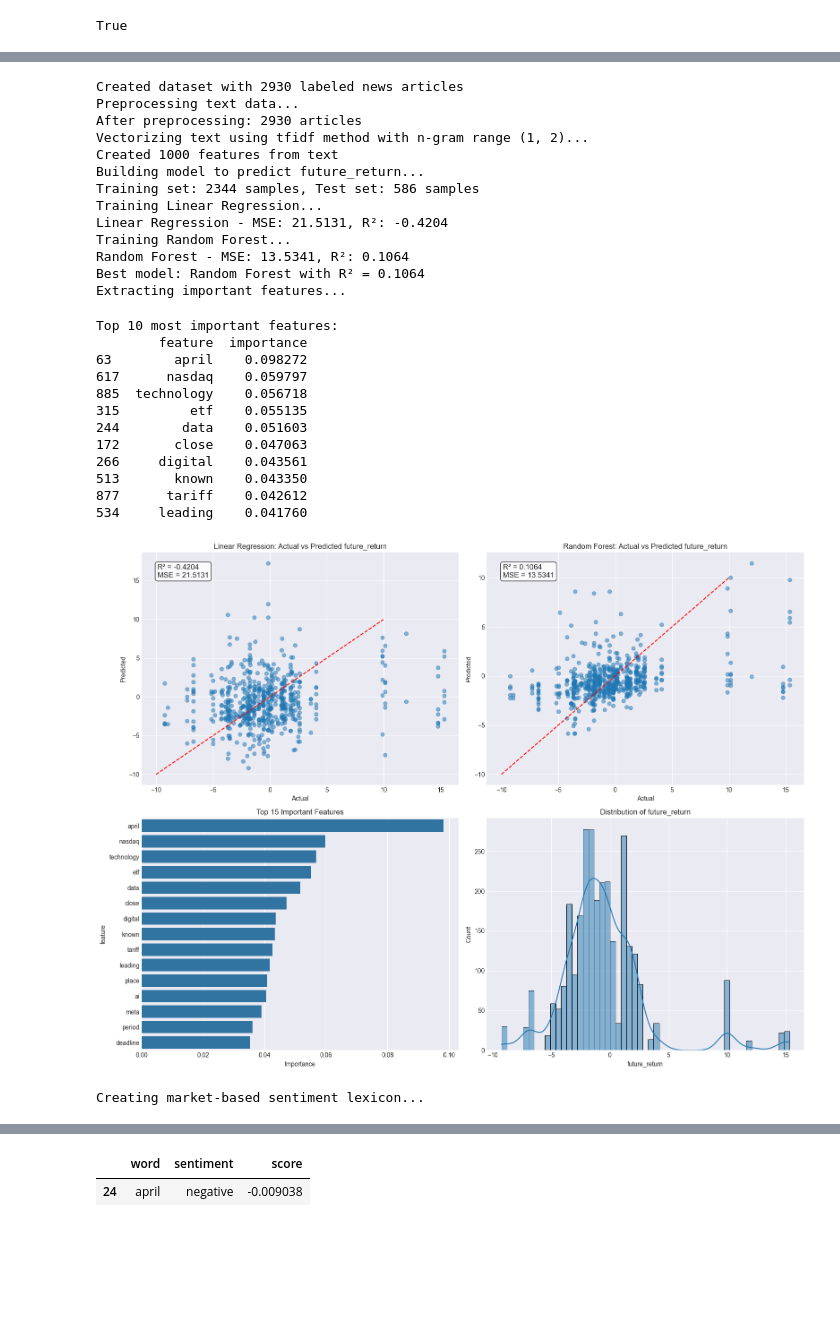
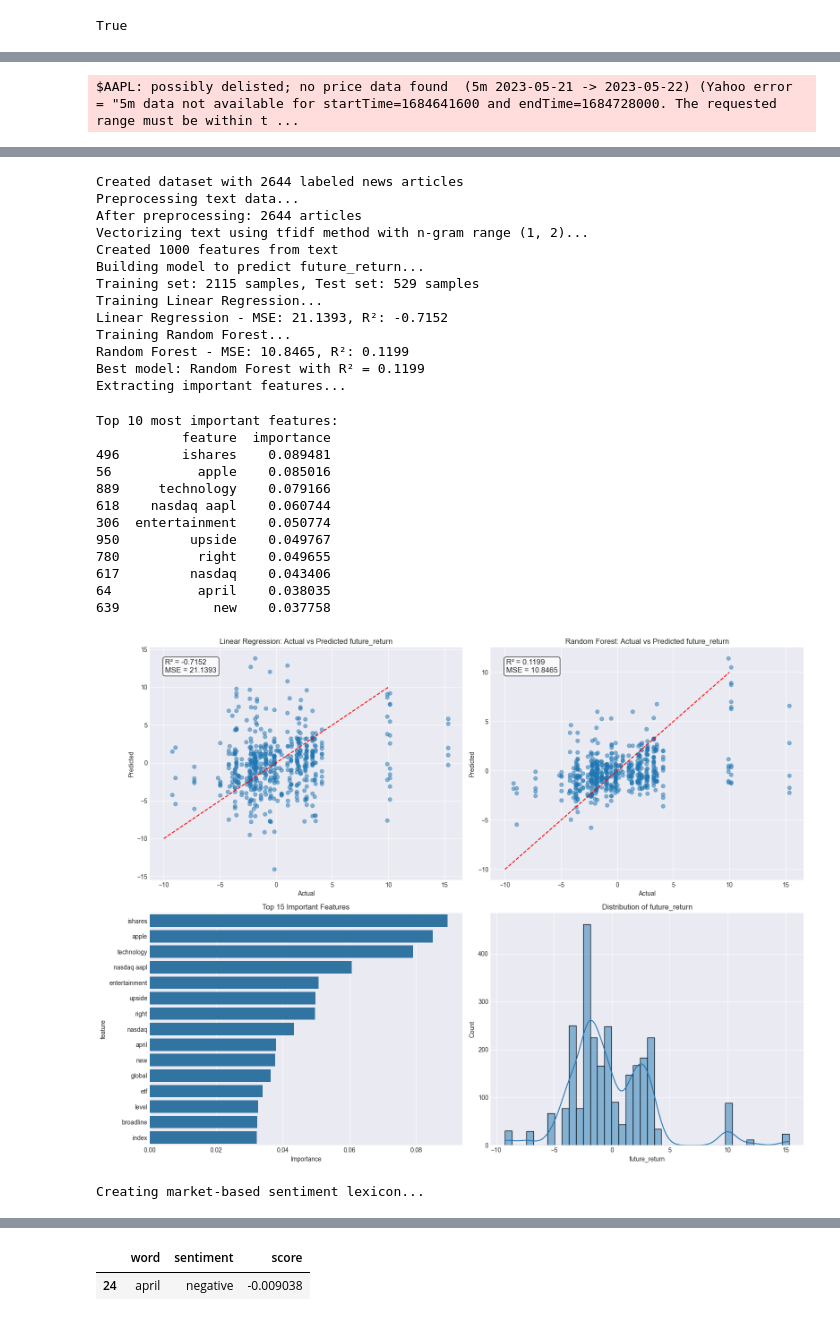
Before and after one commit to AndreasWendel/Examens, a Jupyter notebook: News api test.ipynb, the cells around one changed output, grey strips where cells are left out. Drawn from its saved outputs; the diff is of its cells as text; code cells hidden in the pictures; blank space fills up the shorter version.

```diff
--- a/News api test.ipynb
+++ b/News api test.ipynb
@@ -65,0 +109,7 @@ True
+# %%
+alpha_news = get_alpha_vantage_news('R6WUON3CB6JRP1K7', 'AAPL', '2023-01-01', '2023-01-02')
+# %%
+for name,dict_ in alpha_news["feed"][0].items():
+    print ('the name of the dictionary is ', name)
+    print ('the dictionary looks like ', dict_)
+    print ('the dictionary type is ', type(dict_))
@@ -66,3 +147,8 @@ True
+# %%
+stock = yf.Ticker("AAPL")
+hist = stock.history(start="2023-05-21", end="2023-05-22", interval="5m")
+# %% [output]
+$AAPL: possibly delisted; no price data found  (5m 2023-05-21 -> 2023-05-22) (Yahoo error = "5m data not available for startTime=1684641600 and endTime=1684728000. The requested range must be within t ...
 # %%
 
 # Load environment variables for API keys
@@ -713,7 +799,7 @@ if __name__ == "__main__":
     # Initialize and run POC
     poc = MarketSentimentPOC()
     poc.set_keys(keys[0], keys[1])
-    results = poc.run_complete_poc(tickers, lookback_days=365, future_days=1)
+    results = poc.run_complete_poc(tickers, lookback_days=30, future_days=1)
 
     # The results dictionary now contains:
     # - labeled_data: News articles with price movements
@@ -759,27 +845,27 @@ See the caveats in the documentation: https://pandas.pydata.org/pandas-docs/stab
-Created dataset with 2930 labeled news articles
+Created dataset with 2644 labeled news articles
 Preprocessing text data...
-After preprocessing: 2930 articles
+After preprocessing: 2644 articles
 Vectorizing text using tfidf method with n-gram range (1, 2)...
 Created 1000 features from text
 Building model to predict future_return...
-Training set: 2344 samples, Test set: 586 samples
+Training set: 2115 samples, Test set: 529 samples
 Training Linear Regression...
-Linear Regression - MSE: 21.5131, R²: -0.4204
+Linear Regression - MSE: 21.1393, R²: -0.7152
 Training Random Forest...
-Random Forest - MSE: 13.5341, R²: 0.1064
-Best model: Random Forest with R² = 0.1064
+Random Forest - MSE: 10.8465, R²: 0.1199
+Best model: Random Forest with R² = 0.1199
 Extracting important features...
 Top 10 most important features:
-        feature  importance
-63        april    0.098272
-617      nasdaq    0.059797
-885  technology    0.056718
-315         etf    0.055135
-244        data    0.051603
-172       close    0.047063
-266     digital    0.043561
-513       known    0.043350
-877      tariff    0.042612
-534     leading    0.041760
+           feature  importance
+496        ishares    0.089481
+56           apple    0.085016
+889     technology    0.079166
+618    nasdaq aapl    0.060744
+306  entertainment    0.050774
+950         upside    0.049767
+780          right    0.049655
+617         nasdaq    0.043406
+64           april    0.038035
+639            new    0.037758
-[figure, old version]
+[figure, new version]
 Creating market-based sentiment lexicon...
```
Also changed, not shown: parts of 6 cells of this notebook.
